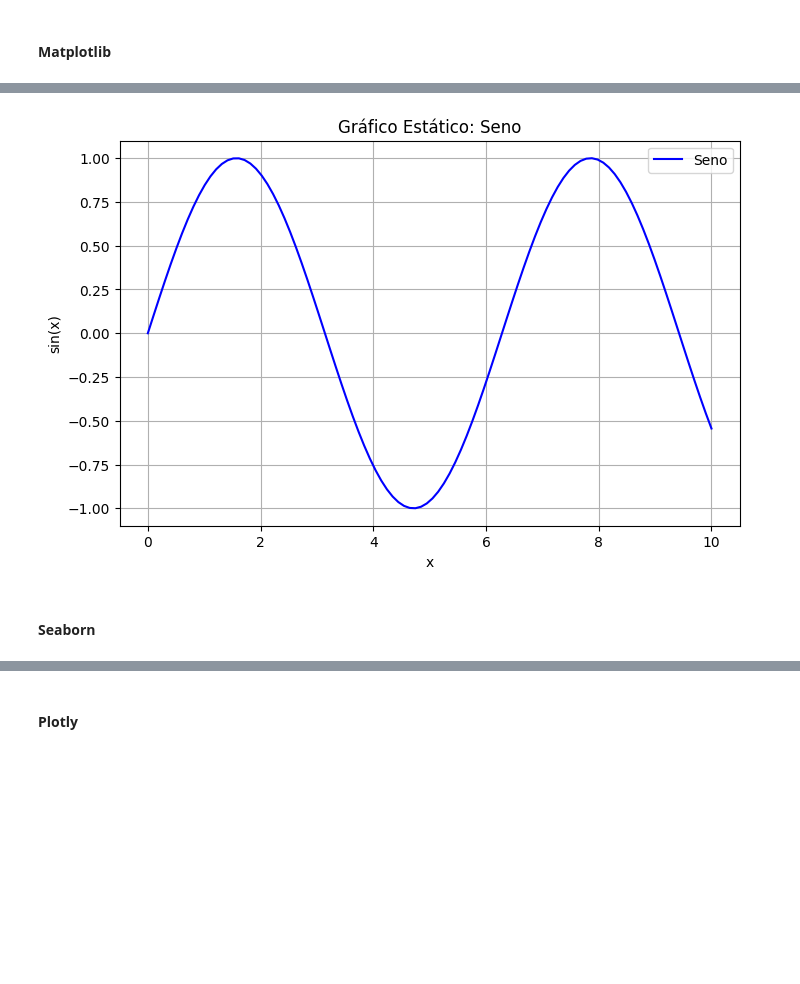
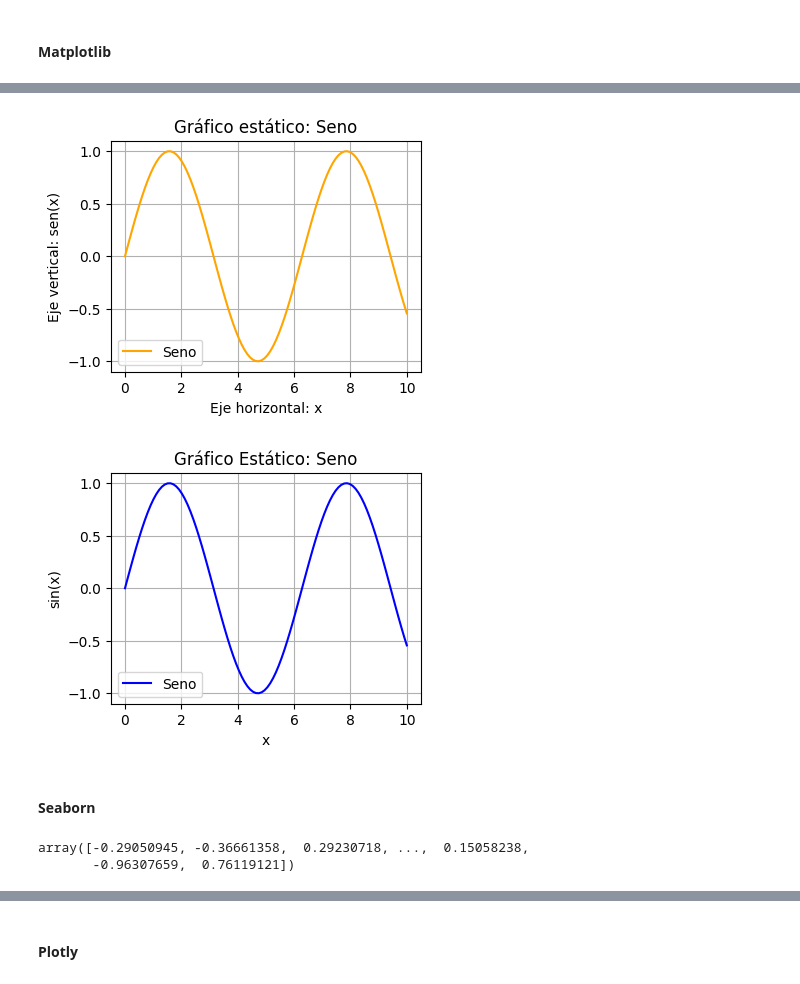
Before and after one commit to qlab-intro-python/ccss-gp-2024, a Jupyter notebook: 5. Visualización de datos/05_DataViz.ipynb, the cells around one changed output, grey strips where cells are left out. Drawn from its saved outputs; the diff is of its cells as text; code cells hidden in the pictures; blank space fills up the shorter version.

```diff
--- a/5. Visualización de datos/05_DataViz.ipynb
+++ b/5. Visualización de datos/05_DataViz.ipynb
@@ -10,21 +86,32 @@
+# %%
+plt.figure(figsize=(4,3))
+plt.plot(x, y, label="Seno", color="orange")
+plt.title("Gráfico estático: Seno")
+plt.xlabel("Eje horizontal: x")
+plt.ylabel("Eje vertical: sen(x)")
+plt.legend()
+plt.grid(True)
+plt.show()
+# %% [output]
+[figure, added]
 # %%
 import matplotlib.pyplot as plt
 import numpy as np
 
 # Datos
 x = np.linspace(0, 10, 100)
 y = np.sin(x)
 
 # Crear gráfico
-plt.figure(figsize=(8, 5))
+plt.figure(figsize=(4, 3))
 plt.plot(x, y, label='Seno', color='blue')
 plt.title('Gráfico Estático: Seno')
 plt.xlabel('x')
 plt.ylabel('sin(x)')
 plt.legend()
 plt.grid(True)
 plt.show()
 # %% [output]
-[figure, old version]
+[figure, new version]
 # %% [markdown]
 #### **Seaborn**
@@ -30,0 +121,7 @@ plt.show()
+# %%
+# Datos simulados
+data = np.random.normal(size=10000)
+data
+# %% [output]
+array([-0.29050945, -0.36661358,  0.29230718, ...,  0.15058238,
+       -0.96307659,  0.76119121])
```
Also changed, not shown: parts of 20 cells of this notebook, 2 other files.
